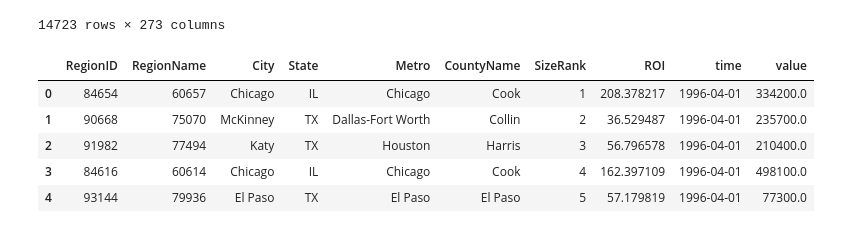
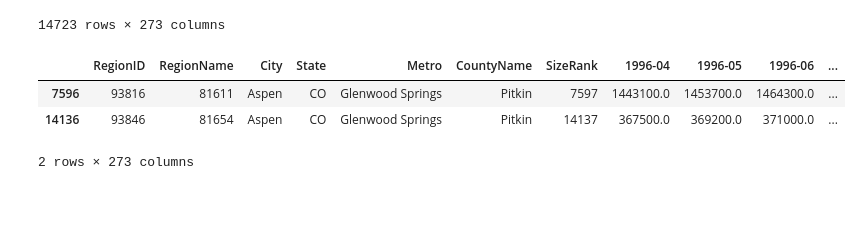
Before and after one commit to paulmwangi/Phase-4-Group-Project, a Jupyter notebook: index.ipynb, the cells around one changed output. Saved outputs shown, nothing was run; the diff lists cells and outputs as text; code cells hidden in the pictures; blank space fills up the shorter version.

```diff
--- a/index.ipynb
+++ b/index.ipynb
@@ -150,15 +171,10 @@ df
 | 14721 | 93733 | 81225 | Mount Crested Butte | CO | None | Gunnison | 14722 | 191100.0 | 192400.0 | 193700.0 | ... |
 | 14722 | 95851 | 89155 | Mesquite | NV | Las Vegas | Clark | 14723 | 176400.0 | 176300.0 | 176100.0 | ... |
 14723 rows × 273 columns
-# %%
-melted_data = pd.melt(df, id_vars=['RegionID', 'RegionName', 'City', 'State', 'Metro', 'CountyName', 'SizeRank', 'ROI'], var_name='time')
-melted_data['time'] = pd.to_datetime(melted_data['time'], format='%Y-%m')
-melted_data.groupby('time')
-melted_data.head()
-# %% [output]
-|  | RegionID | RegionName | City | State | Metro | CountyName | SizeRank | ROI | time | value |
-| 0 | 84654 | 60657 | Chicago | IL | Chicago | Cook | 1 | 208.378217 | 1996-04-01 | 334200.0 |
-| 1 | 90668 | 75070 | McKinney | TX | Dallas-Fort Worth | Collin | 2 | 36.529487 | 1996-04-01 | 235700.0 |
-| 2 | 91982 | 77494 | Katy | TX | Houston | Harris | 3 | 56.796578 | 1996-04-01 | 210400.0 |
-| 3 | 84616 | 60614 | Chicago | IL | Chicago | Cook | 4 | 162.397109 | 1996-04-01 | 498100.0 |
-| 4 | 93144 | 79936 | El Paso | TX | El Paso | El Paso | 5 | 57.179819 | 1996-04-01 | 77300.0 |
+# %%
+df.loc[df['City'] == 'Aspen']
+# %% [output]
+|  | RegionID | RegionName | City | State | Metro | CountyName | SizeRank | 1996-04 | 1996-05 | 1996-06 | ... |
+| 7596 | 93816 | 81611 | Aspen | CO | Glenwood Springs | Pitkin | 7597 | 1443100.0 | 1453700.0 | 1464300.0 | ... |
+| 14136 | 93846 | 81654 | Aspen | CO | Glenwood Springs | Pitkin | 14137 | 367500.0 | 369200.0 | 371000.0 | ... |
+2 rows × 273 columns
```
Also changed, not shown: parts of 25 cells of this notebook.
